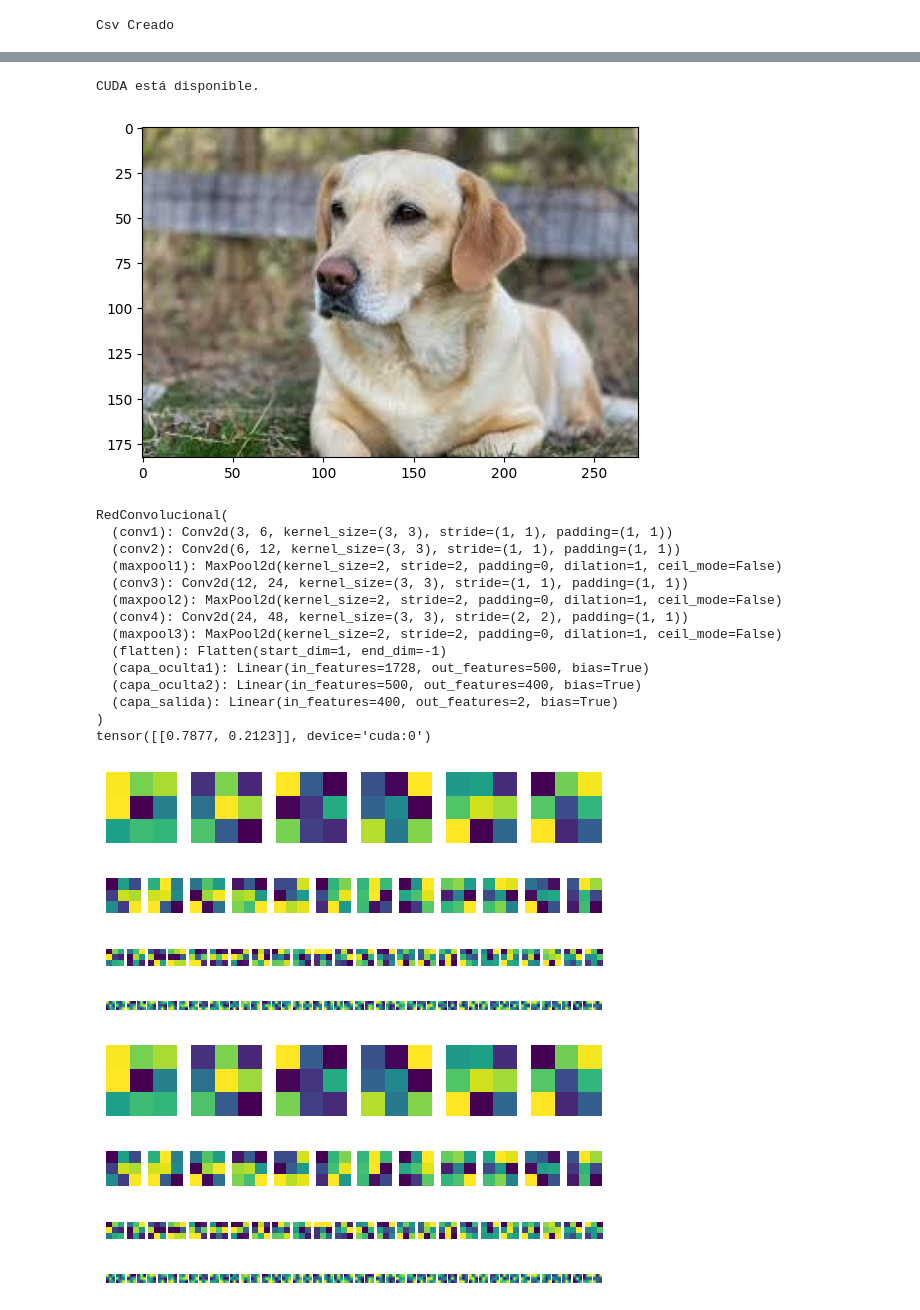
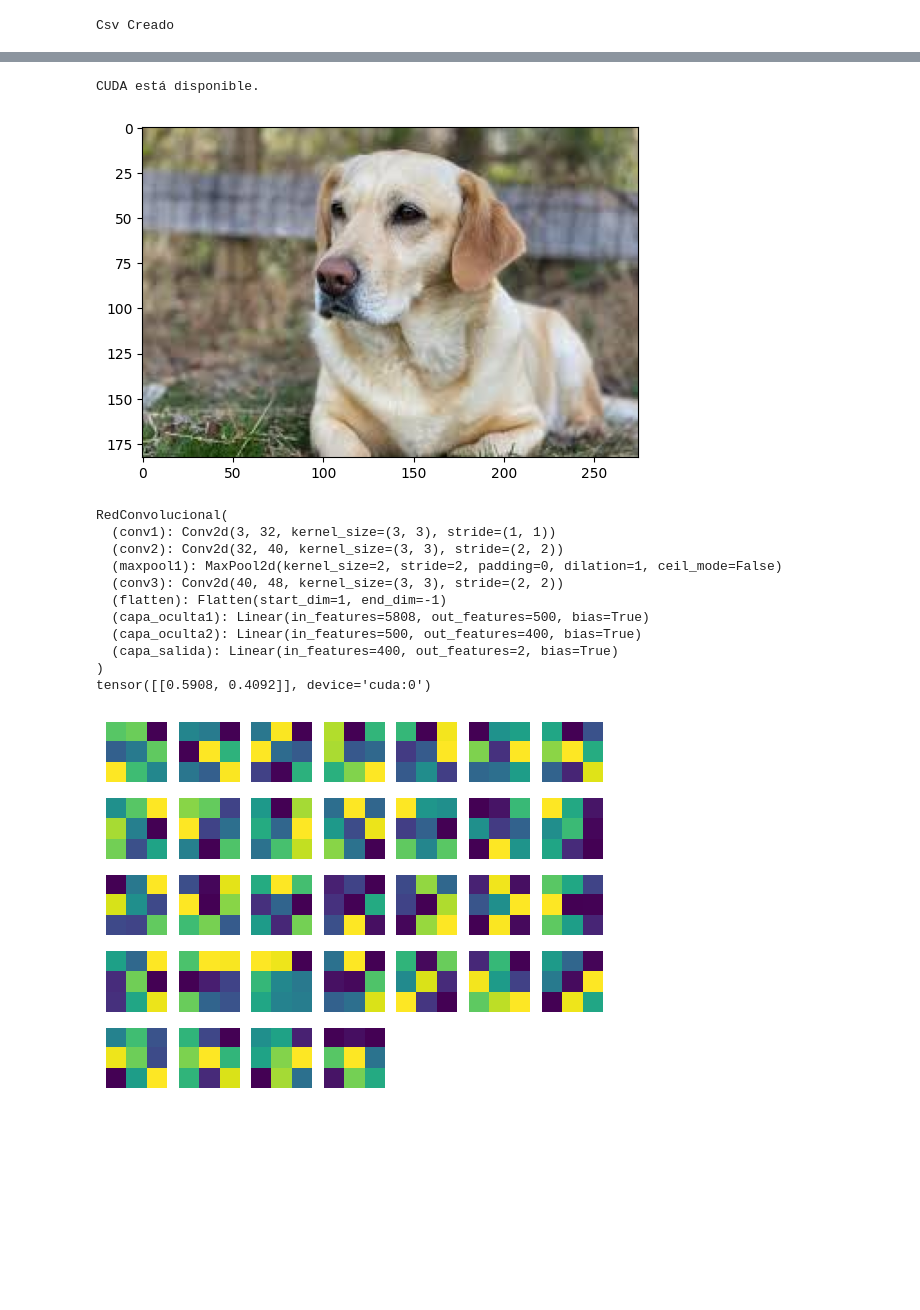
Before and after one commit to JuniorHZ19/ML, a Jupyter notebook: convolucionfinal5.ipynb, the cells around one changed output, grey strips where cells are left out. Drawn from its saved outputs; the diff is of its cells as text; code cells hidden in the pictures; blank space fills up the shorter version.

```diff
--- a/convolucionfinal5.ipynb
+++ b/convolucionfinal5.ipynb
@@ -310,7 +328,7 @@ class RedConvolucional(nn.Module):
      return x
 # %%
 
-
+import torch
 if torch.cuda.is_available():
     print("CUDA está disponible.")
     device = torch.device("cuda")
@@ -350,6 +368,8 @@ optimizer=optim.Adam(ModeloRC.parameters(),lr=0.00001)
 epochs=15
 
 for epoch in range(epochs):
+ total_train_loss = 0.0
+ num_train_batches = len(data_por_lote_entrenamiento)
  ModeloRC.train()
  for i,(xi,yi) in enumerate(data_por_lote_entrenamiento):
     xi,yi=xi.to(device),yi.to(device)
@@ -359,6 +379,8 @@ for epoch in range(epochs):
     loss.backward()
     optimizer.step()
     optimizer.zero_grad()
+    total_train_loss+=loss.item()
+
  ModeloRC.eval()
  with torch.no_grad():
   total_test_accuracy = 0.0
@@ -369,9 +391,12 @@ for epoch in range(epochs):
        y_predic_test_clasificado=clasificador(yi)
        Precision=accurity(y_predic_test_clasificado,yi)
        total_test_accuracy += Precision
+
  avg_test_accuracy = total_test_accuracy / num_test_batches
- print(f'Epoca[{epoch+1}], Perdida: {loss.item():.4f},Accuryty:{avg_test_accuracy:.4f}')
+ avg_train_loss=total_train_loss/num_train_batches
 
-torch.save(ModeloRC.state_dict(), 'modelo_entrenado2.pt')
+ print(f'Epoca[{epoch+1}], Perdida: {avg_train_loss:.4f},Accuryty:{avg_test_accuracy:.4f}')
+
+torch.save(ModeloRC.state_dict(), 'modelo_gatoperro2.pt')
 # %% [output]
 CUDA está disponible.
@@ -426,7 +451,7 @@ imagen_tensor=imagen_tensor.to(device)
 
 # Carga los pesos del modelo entrenado
 ModeloRC= RedConvolucional()
-state_dict = torch.load('/content/modelo_gatoperro.pt')
+state_dict = torch.load('/content/modelo_gatoperro2.pt')
 
 # Load the state dictionary into the model
 ModeloRC.load_state_dict(state_dict)
@@ -437,58 +462,52 @@ print(ModeloRC)
 ModeloRC.eval()
 with torch.no_grad():
   predicciones = ModeloRC(imagen_tensor.unsqueeze(0))
-  print(predicciones)
+  probabilidades = F.softmax(predicciones, dim=1)
+  # Obtener la clase predicha (índice de la probabilidad más alta)
+  print(probabilidades)
 # %% [output]
 CUDA está disponible.
 [figure]
 RedConvolucional(
-  (conv1): Conv2d(3, 6, kernel_size=(3, 3), stride=(1, 1), padding=(1, 1))
-  (conv2): Conv2d(6, 12, kernel_size=(3, 3), stride=(1, 1), padding=(1, 1))
+  (conv1): Conv2d(3, 32, kernel_size=(3, 3), stride=(1, 1))
+  (conv2): Conv2d(32, 40, kernel_size=(3, 3), stride=(2, 2))
   (maxpool1): MaxPool2d(kernel_size=2, stride=2, padding=0, dilation=1, ceil_mode=False)
-  (conv3): Conv2d(12, 24, kernel_size=(3, 3), stride=(1, 1), padding=(1, 1))
-  (maxpool2): MaxPool2d(kernel_size=2, stride=2, padding=0, dilation=1, ceil_mode=False)
-  (conv4): Conv2d(24, 48, kernel_size=(3, 3), stride=(2, 2), padding=(1, 1))
-  (maxpool3): MaxPool2d(kernel_size=2, stride=2, padding=0, dilation=1, ceil_mode=False)
+  (conv3): Conv2d(40, 48, kernel_size=(3, 3), stride=(2, 2))
   (flatten): Flatten(start_dim=1, end_dim=-1)
-  (capa_oculta1): Linear(in_features=1728, out_features=500, bias=True)
+  (capa_oculta1): Linear(in_features=5808, out_features=500, bias=True)
   (capa_oculta2): Linear(in_features=500, out_features=400, bias=True)
   (capa_salida): Linear(in_features=400, out_features=2, bias=True)
 )
-tensor([[0.7877, 0.2123]], device='cuda:0')
+tensor([[0.5908, 0.4092]], device='cuda:0')
-[figure, removed]
-[figure, removed]
-[figure, removed]
-[figure, removed]
 # %%
 # Assuming ModeloRC is an instance of your RedConvolucional model
 ModeloRC = RedConvolucional()
 
 import matplotlib.pyplot as plt
-
+import numpy as np
 def visualize_conv_layer_weights(layer, cmap='viridis'):
     weights = layer.weight.data.cpu().numpy()
     num_filters = weights.shape[0]
 
+    # Determine the number of rows and columns for subplots
+    rows = int(np.sqrt(num_filters))
+    cols = num_filters // rows + 1
+
     # Visualize the weights of each filter
     for i in range(num_filters):
-        plt.subplot(1, num_filters, i + 1)
+        plt.subplot(rows, cols, i + 1)
         plt.imshow(weights[i, 0], cmap=cmap)
         plt.axis('off')
 
     plt.show()
 
 # Load the state dictionary into the model
-state_dict = torch.load('/content/modelo_gatoperro.pt')
+state_dict = torch.load('/content/modelo_gatoperro2.pt')
 ModeloRC.load_state_dict(state_dict)
 ModeloRC = ModeloRC.to('cuda')
 
 # Visualize the weights of each convolutional layer
-visualize_conv_layer_weights(ModeloRC.conv1)
-visualize_conv_layer_weights(ModeloRC.conv2)
-visualize_conv_layer_weights(ModeloRC.conv3)
-visualize_conv_layer_weights(ModeloRC.conv4)
+
+visualize_conv_layer_weights(ModeloRC.conv1)# poner que capa quiers visuzlar
 # %% [output]
-[figure, old version]
+[figure, new version]
-[figure, removed]
-[figure, removed]
-[figure, removed]
```
Also changed, not shown: parts of 5 cells of this notebook.
